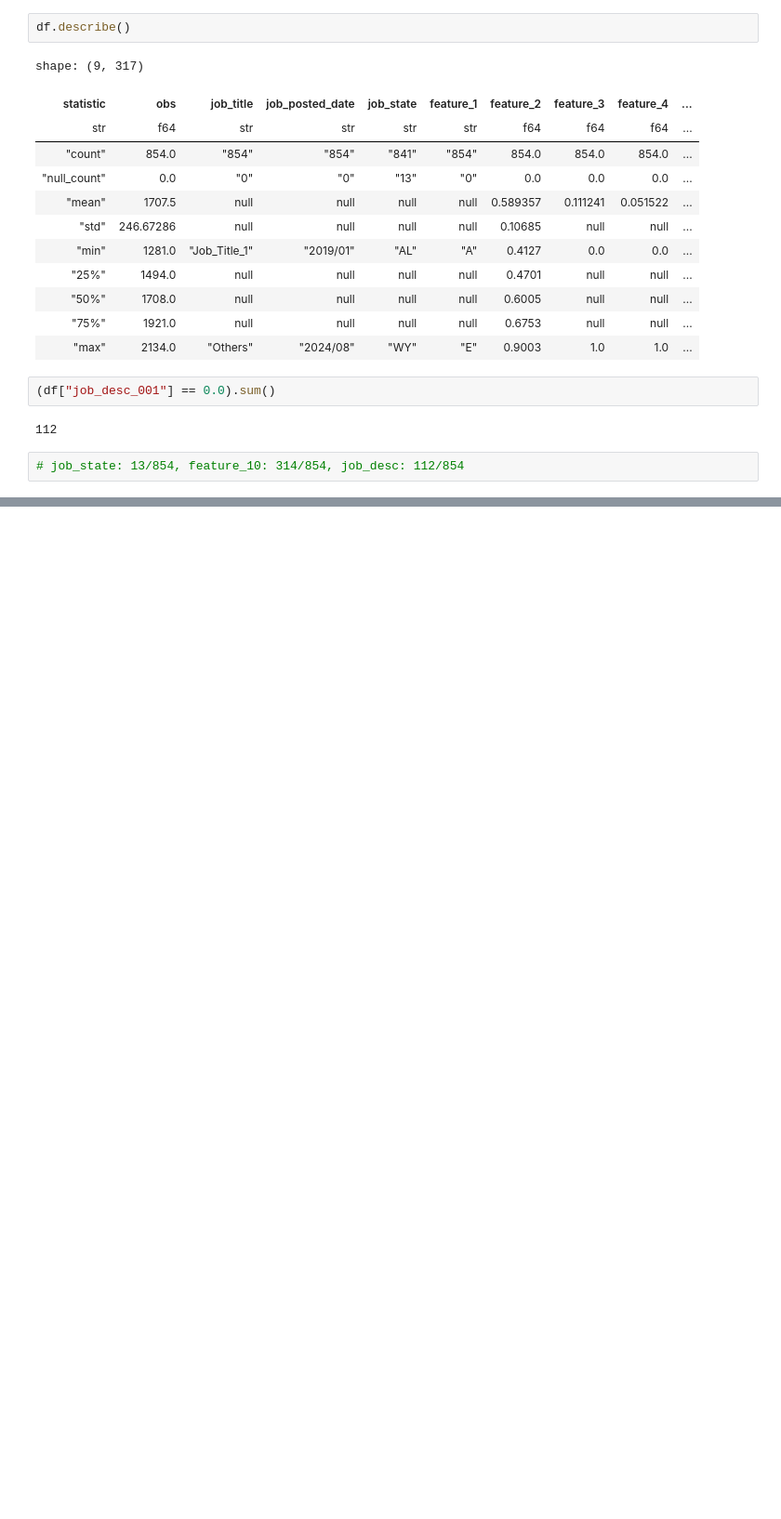
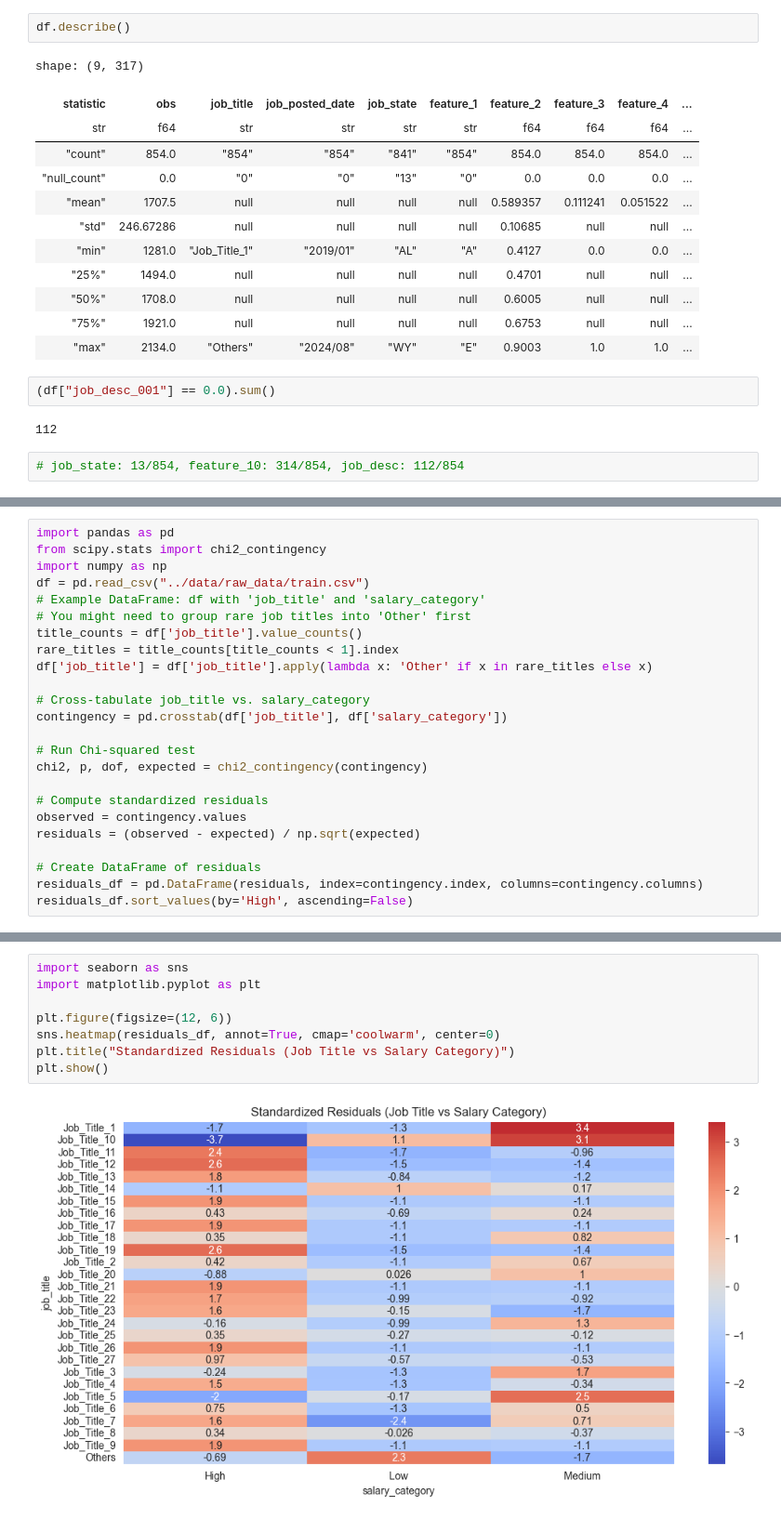
Before and after one commit to StefanConstantin707/Engineering_Salary_Prediction, a Jupyter notebook: Notebooks/Data Vizualization Test.ipynb, the cells around one changed output, grey strips where cells are left out. Shown at 93% size. Cells and saved outputs as stored; diff of their text form; blank space fills up the shorter version.

```diff
--- a/Notebooks/Data Vizualization Test.ipynb
+++ b/Notebooks/Data Vizualization Test.ipynb
@@ -60,0 +251,24 @@ train_data
+# %%
+import pandas as pd
+from scipy.stats import chi2_contingency
+import numpy as np
+df = pd.read_csv("../data/raw_data/train.csv")
+# Example DataFrame: df with 'job_title' and 'salary_category'
+# You might need to group rare job titles into 'Other' first
+title_counts = df['job_title'].value_counts()
+rare_titles = title_counts[title_counts < 1].index
+df['job_title'] = df['job_title'].apply(lambda x: 'Other' if x in rare_titles else x)
+
+# Cross-tabulate job_title vs. salary_category
+contingency = pd.crosstab(df['job_title'], df['salary_category'])
+
+# Run Chi-squared test
+chi2, p, dof, expected = chi2_contingency(contingency)
+
+# Compute standardized residuals
+observed = contingency.values
+residuals = (observed - expected) / np.sqrt(expected)
+
+# Create DataFrame of residuals
+residuals_df = pd.DataFrame(residuals, index=contingency.index, columns=contingency.columns)
+residuals_df.sort_values(by='High', ascending=False)
@@ -60,0 +294,10 @@ train_data
+# %%
+import seaborn as sns
+import matplotlib.pyplot as plt
+
+plt.figure(figsize=(12, 6))
+sns.heatmap(residuals_df, annot=True, cmap='coolwarm', center=0)
+plt.title("Standardized Residuals (Job Title vs Salary Category)")
+plt.show()
+# %% [output]
+[figure, added]
```
Also changed, not shown: parts of 22 cells of this notebook, 28 other files.
